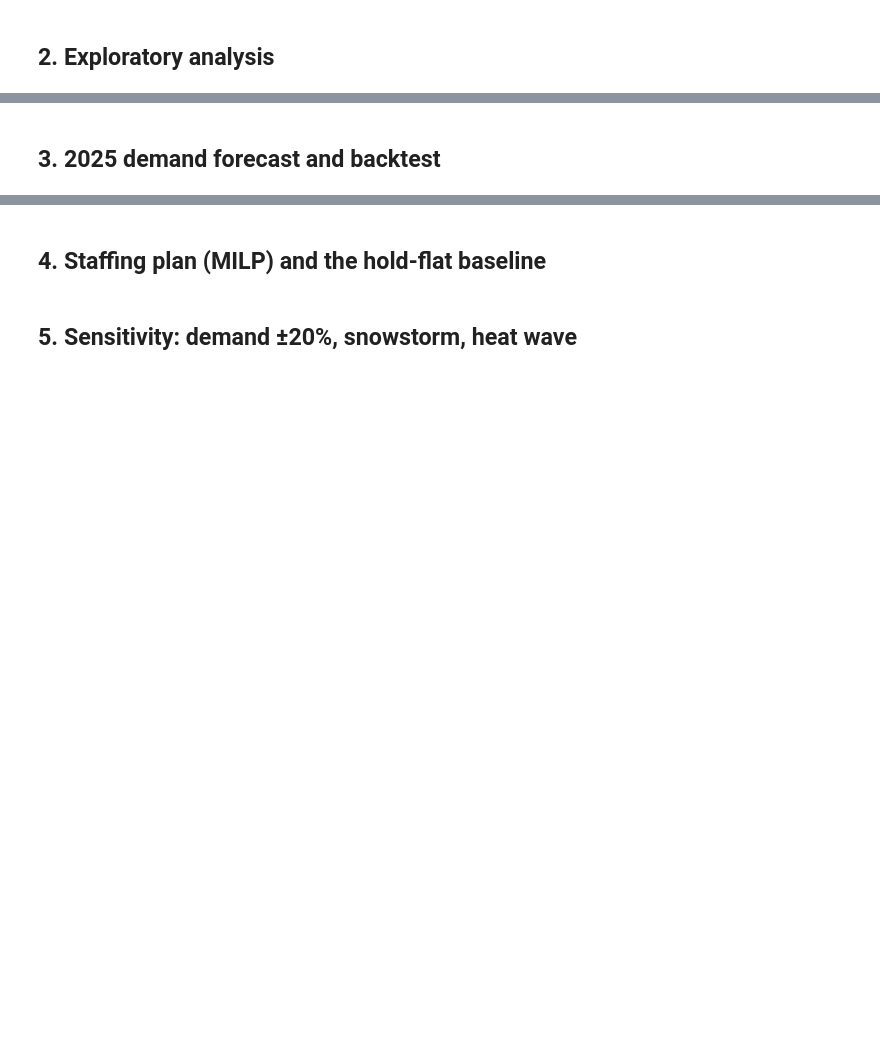
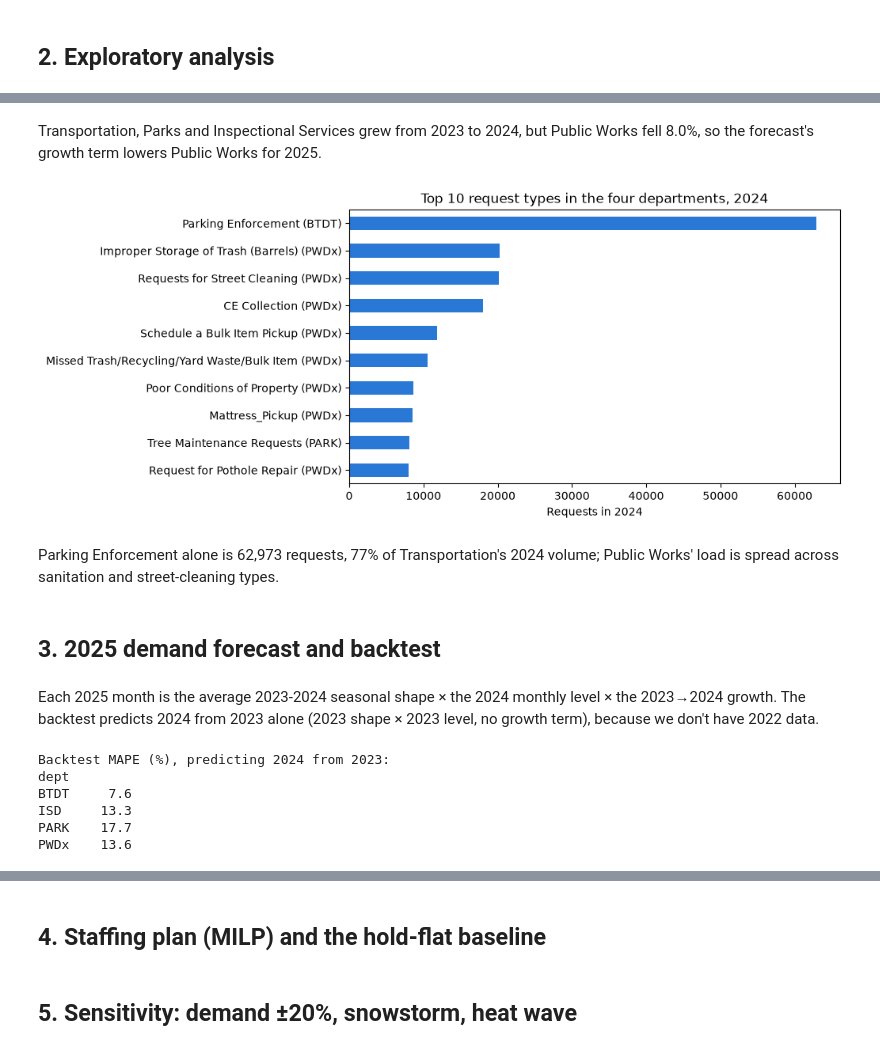
Before and after one commit to nishanth3112/Bos311-Crew-Planner, a Jupyter notebook: notebooks/boston311_crew_planner.ipynb, the cells around one changed output, grey strips where cells are left out. Cells and saved outputs as stored; diff of their text form; code cells hidden in the pictures; blank space fills up the shorter version.

```diff
--- a/notebooks/boston311_crew_planner.ipynb
+++ b/notebooks/boston311_crew_planner.ipynb
@@ -62,2 +199,33 @@ LLM_MODEL: openai/gpt-oss-20b
+# %% [markdown]
+Transportation, Parks and Inspectional Services grew from 2023 to 2024, but Public Works fell 8.0%, so the forecast's growth term lowers Public Works for 2025.
+# %%
+top = df[df.open_dt.dt.year == 2024].groupby(["type", "department"]).size().nlargest(10).sort_values()
+ax = top.plot.barh(color=BLUE, figsize=(8, 4.5))
+ax.set_yticklabels([f"{t} ({d})" for t, d in top.index])
+ax.set(xlabel="Requests in 2024", ylabel="", title="Top 10 request types in the four departments, 2024")
+plt.show()
+# %% [output]
+[figure, added]
+# %% [markdown]
+Parking Enforcement alone is 62,973 requests, 77% of Transportation's 2024 volume; Public Works' load is spread across sanitation and street-cleaning types.
 # %% [markdown]
 ## 3. 2025 demand forecast and backtest
+# %% [markdown]
+Each 2025 month is the average 2023-2024 seasonal shape × the 2024 monthly level × the 2023→2024 growth. The backtest predicts 2024 from 2023 alone (2023 shape × 2023 level, no growth term), because we don't have 2022 data.
+# %%
+m = monthly.assign(year=monthly.month.str[:4], mo=monthly.month.str[5:])
+m["seasonal"] = m.requests / m.groupby(["dept", "year"]).requests.transform("mean")
+m23, m24 = m[m.year == "2023"], m[m.year == "2024"]
+
+bt = m24.merge(m23[["dept", "mo", "seasonal"]], on=["dept", "mo"], suffixes=("", "_2023"))
+bt["pred"] = bt.seasonal_2023 * bt.dept.map(m23.groupby("dept").requests.mean())
+mape = (abs(bt.pred - bt.requests) / bt.requests).groupby(bt.dept).mean().mul(100).round(1)
+print("Backtest MAPE (%), predicting 2024 from 2023:")
+print(mape.to_string())
+# %% [output]
+Backtest MAPE (%), predicting 2024 from 2023:
+dept
+BTDT     7.6
+ISD     13.3
+PARK    17.7
+PWDx    13.6
```
Also changed, not shown: parts of 13 cells of this notebook, 3 other files.
